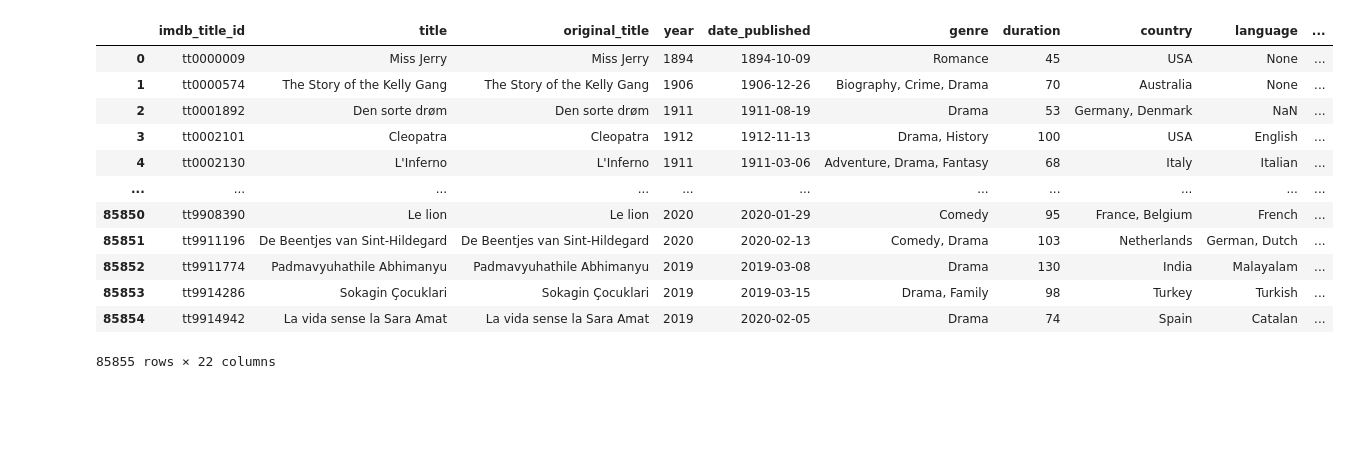
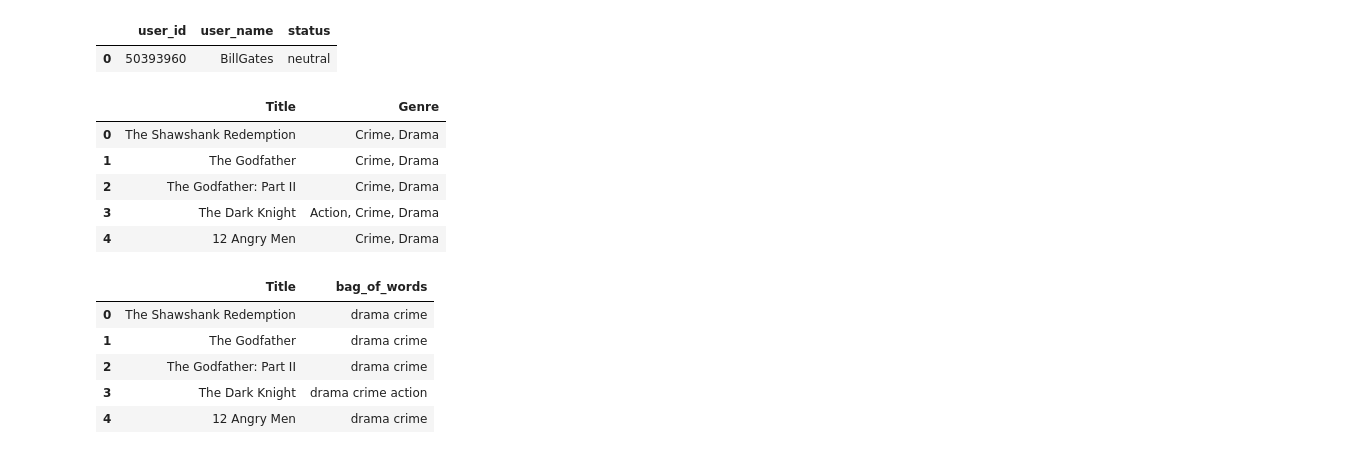
Before and after one commit to jprieto96/movieRecommenderBySentiment, a Jupyter notebook: movieRecommender.ipynb, the cells around one changed output. Saved outputs shown, nothing was run; the diff lists cells and outputs as text; code cells hidden in the pictures; blank space fills up the shorter version.

Commit message:
Finished the sentiment analysis with le last changes and started the movie recommender with content-based filtering

```diff
--- a/movieRecommender.ipynb
+++ b/movieRecommender.ipynb
@@ -3,19 +8,48 @@ import pandas as pd
 # %%
 sentiment_df = pd.read_csv('userSentiment.csv')
-
-films_df = pd.read_csv('IMDb movies.csv')
-films_df
+sentiment_df
 # %% [output]
-|  | imdb_title_id | title | original_title | year | date_published | genre | duration | country | language | ... |
-| 0 | tt0000009 | Miss Jerry | Miss Jerry | 1894 | 1894-10-09 | Romance | 45 | USA | None | ... |
-| 1 | tt0000574 | The Story of the Kelly Gang | The Story of the Kelly Gang | 1906 | 1906-12-26 | Biography, Crime, Drama | 70 | Australia | None | ... |
-| 2 | tt0001892 | Den sorte drøm | Den sorte drøm | 1911 | 1911-08-19 | Drama | 53 | Germany, Denmark | NaN | ... |
-| 3 | tt0002101 | Cleopatra | Cleopatra | 1912 | 1912-11-13 | Drama, History | 100 | USA | English | ... |
-| 4 | tt0002130 | L'Inferno | L'Inferno | 1911 | 1911-03-06 | Adventure, Drama, Fantasy | 68 | Italy | Italian | ... |
-| ... | ... | ... | ... | ... | ... | ... | ... | ... | ... | ... |
-| 85850 | tt9908390 | Le lion | Le lion | 2020 | 2020-01-29 | Comedy | 95 | France, Belgium | French | ... |
-| 85851 | tt9911196 | De Beentjes van Sint-Hildegard | De Beentjes van Sint-Hildegard | 2020 | 2020-02-13 | Comedy, Drama | 103 | Netherlands | German, Dutch | ... |
-| 85852 | tt9911774 | Padmavyuhathile Abhimanyu | Padmavyuhathile Abhimanyu | 2019 | 2019-03-08 | Drama | 130 | India | Malayalam | ... |
-| 85853 | tt9914286 | Sokagin Çocuklari | Sokagin Çocuklari | 2019 | 2019-03-15 | Drama, Family | 98 | Turkey | Turkish | ... |
-| 85854 | tt9914942 | La vida sense la Sara Amat | La vida sense la Sara Amat | 2019 | 2020-02-05 | Drama | 74 | Spain | Catalan | ... |
+|  | user_id | user_name | status |
+| 0 | 50393960 | BillGates | neutral |
-85855 rows × 22 columns
+# %%
+films_df = pd.read_csv('https://query.data.world/s/uikepcpffyo2nhig52xxeevdialfl7')
+
+films_df = films_df[['Title','Genre']]
+films_df.head()
+# %% [output]
+|  | Title | Genre |
+| 0 | The Shawshank Redemption | Crime, Drama |
+| 1 | The Godfather | Crime, Drama |
+| 2 | The Godfather: Part II | Crime, Drama |
+| 3 | The Dark Knight | Action, Crime, Drama |
+| 4 | 12 Angry Men | Crime, Drama |
+# %%
+# initializing the new column
+films_df['bag_of_words'] = ""
+
+for index, row in films_df.iterrows():
+    genre = row['Genre']
+
+    # instantiating Rake, by default it uses english stopwords from NLTK
+    # and discards all puntuation characters as well
+    r = Rake()
+
+    # extracting the words by passing the text
+    r.extract_keywords_from_text(genre)
+
+    for word in r.get_ranked_phrases():
+        row['bag_of_words'] += word + " "
+
+row['bag_of_words'] = row['bag_of_words'][:-1]
+
+# dropping the Genre column
+films_df.drop(columns = ['Genre'], inplace = True)
+
+films_df.head()
+# %% [output]
+|  | Title | bag_of_words |
+| 0 | The Shawshank Redemption | drama crime |
+| 1 | The Godfather | drama crime |
+| 2 | The Godfather: Part II | drama crime |
+| 3 | The Dark Knight | drama crime action |
+| 4 | 12 Angry Men | drama crime |
```
Also changed, not shown: parts of 5 cells of this notebook, 2 other files.
